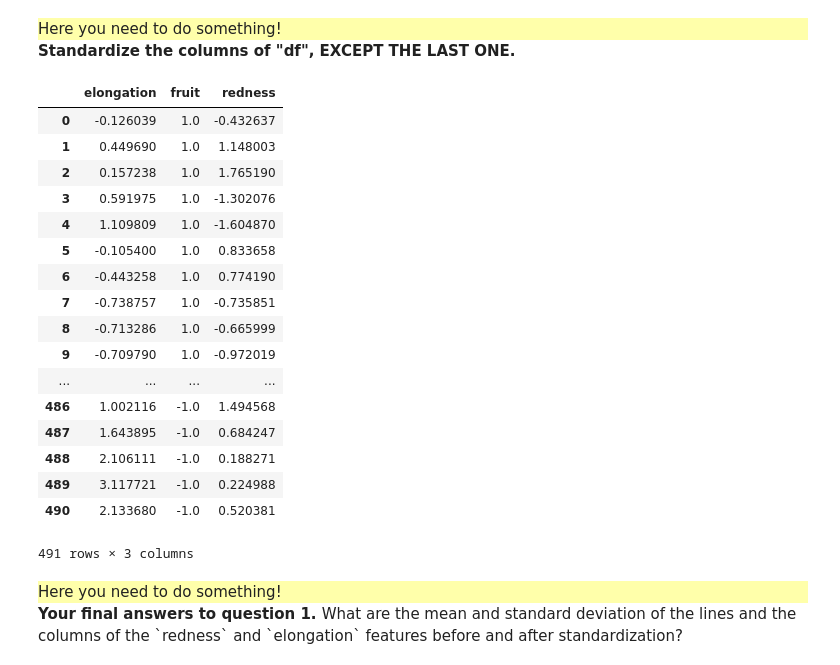
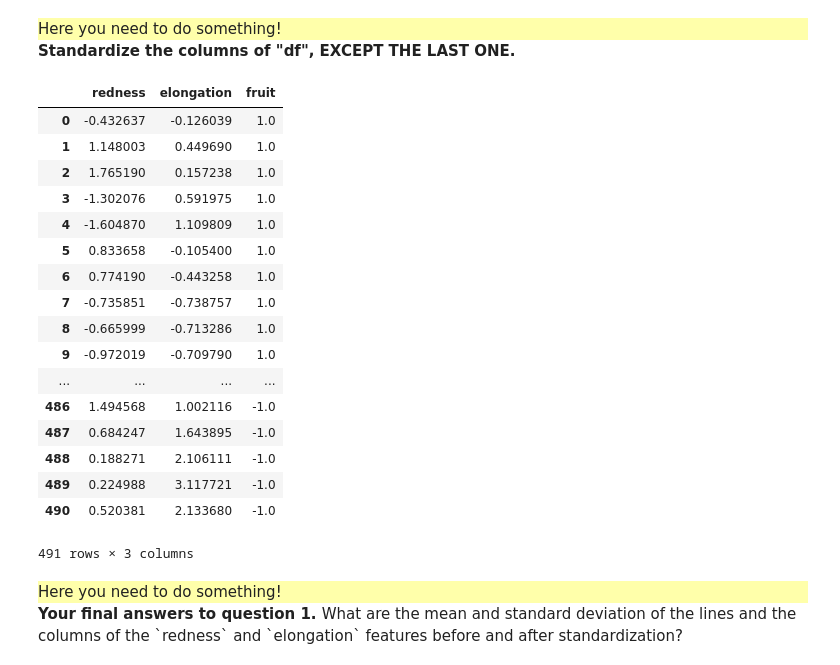
Before and after one commit to LiliZr/info232, a Jupyter notebook: TP2/TP2.ipynb, the cells around one changed output. Drawn from its saved outputs; the diff is of its cells as text; code cells hidden in the pictures.

```diff
--- a/TP2/TP2.ipynb
+++ b/TP2/TP2.ipynb
@@ -166,28 +166,27 @@ df.head().style.background_gradient(cmap='Blues')
 </div>
 <b>Standardize the columns of "df", EXCEPT THE LAST ONE.</b>
 # %%
-df_prime = df.loc[:, df.columns != 'fruit']
-df_scaled = (df-df_prime.mean())/(df_prime.std())
-df_scaled['fruit'] = df['fruit']
+df_scaled = (df-df.mean())/(df.std())
+df_scaled.iloc[:,-1] = df.iloc[:,-1]
 df_scaled
 # %% [output]
-|  | elongation | fruit | redness |
-| 0 | -0.126039 | 1.0 | -0.432637 |
-| 1 | 0.449690 | 1.0 | 1.148003 |
-| 2 | 0.157238 | 1.0 | 1.765190 |
-| 3 | 0.591975 | 1.0 | -1.302076 |
-| 4 | 1.109809 | 1.0 | -1.604870 |
-| 5 | -0.105400 | 1.0 | 0.833658 |
-| 6 | -0.443258 | 1.0 | 0.774190 |
-| 7 | -0.738757 | 1.0 | -0.735851 |
-| 8 | -0.713286 | 1.0 | -0.665999 |
-| 9 | -0.709790 | 1.0 | -0.972019 |
+|  | redness | elongation | fruit |
+| 0 | -0.432637 | -0.126039 | 1.0 |
+| 1 | 1.148003 | 0.449690 | 1.0 |
+| 2 | 1.765190 | 0.157238 | 1.0 |
+| 3 | -1.302076 | 0.591975 | 1.0 |
+| 4 | -1.604870 | 1.109809 | 1.0 |
+| 5 | 0.833658 | -0.105400 | 1.0 |
+| 6 | 0.774190 | -0.443258 | 1.0 |
+| 7 | -0.735851 | -0.738757 | 1.0 |
+| 8 | -0.665999 | -0.713286 | 1.0 |
+| 9 | -0.972019 | -0.709790 | 1.0 |
 | ... | ... | ... | ... |
-| 486 | 1.002116 | -1.0 | 1.494568 |
-| 487 | 1.643895 | -1.0 | 0.684247 |
-| 488 | 2.106111 | -1.0 | 0.188271 |
-| 489 | 3.117721 | -1.0 | 0.224988 |
-| 490 | 2.133680 | -1.0 | 0.520381 |
+| 486 | 1.494568 | 1.002116 | -1.0 |
+| 487 | 0.684247 | 1.643895 | -1.0 |
+| 488 | 0.188271 | 2.106111 | -1.0 |
+| 489 | 0.224988 | 3.117721 | -1.0 |
+| 490 | 0.520381 | 2.133680 | -1.0 |
 491 rows × 3 columns
 # %% [markdown]
 <div style="background:#FFFFAA">
```
Also changed, not shown: parts of 20 cells of this notebook.
